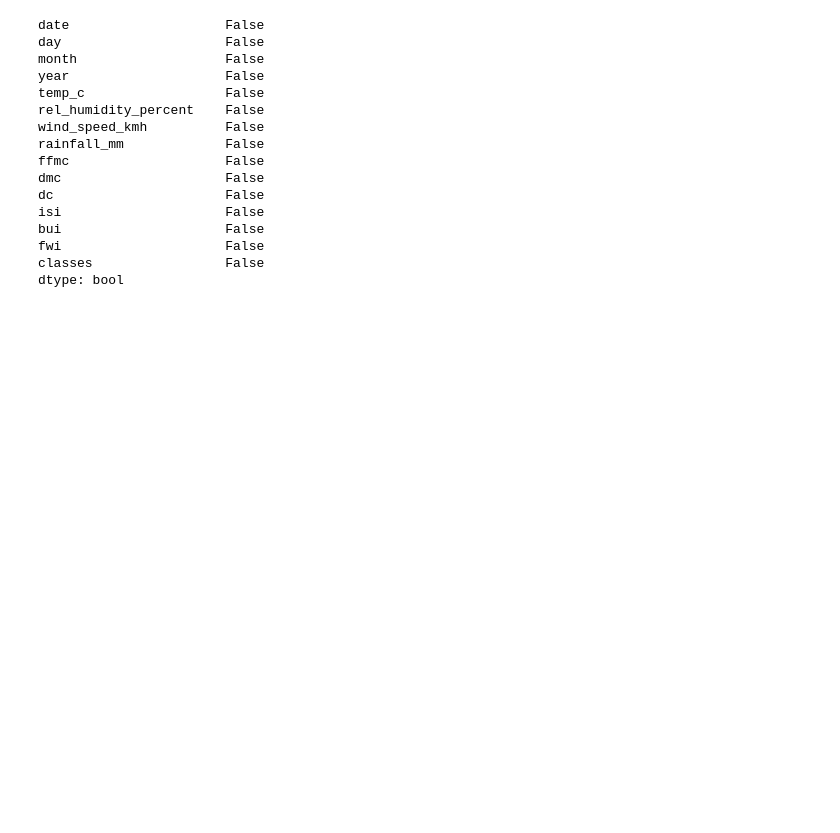
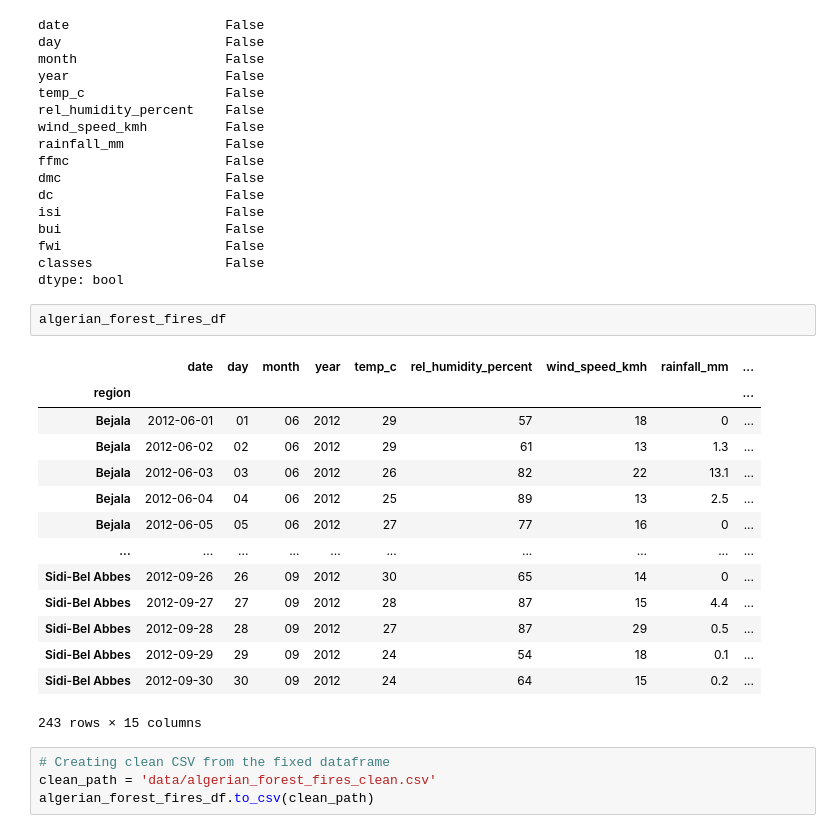
Before and after one commit to rrreeemcs/csci-415-weka-proj1, a Jupyter notebook: notebook.ipynb, the cells around one changed output. Drawn from its saved outputs; the diff is of its cells as text; blank space fills up the shorter version.

Commit message:
Created clean path and save clean csv

```diff
--- a/notebook.ipynb
+++ b/notebook.ipynb
@@ -193,3 +193,24 @@ bui                     False
 fwi                     False
 classes                 False
 dtype: bool
+# %%
+algerian_forest_fires_df
+# %% [output]
+|  | date | day | month | year | temp_c | rel_humidity_percent | wind_speed_kmh | rainfall_mm | ... |
+| region |  |  |  |  |  |  |  |  | ... |
+| Bejala | 2012-06-01 | 01 | 06 | 2012 | 29 | 57 | 18 | 0 | ... |
+| Bejala | 2012-06-02 | 02 | 06 | 2012 | 29 | 61 | 13 | 1.3 | ... |
+| Bejala | 2012-06-03 | 03 | 06 | 2012 | 26 | 82 | 22 | 13.1 | ... |
+| Bejala | 2012-06-04 | 04 | 06 | 2012 | 25 | 89 | 13 | 2.5 | ... |
+| Bejala | 2012-06-05 | 05 | 06 | 2012 | 27 | 77 | 16 | 0 | ... |
+| ... | ... | ... | ... | ... | ... | ... | ... | ... | ... |
+| Sidi-Bel Abbes | 2012-09-26 | 26 | 09 | 2012 | 30 | 65 | 14 | 0 | ... |
+| Sidi-Bel Abbes | 2012-09-27 | 27 | 09 | 2012 | 28 | 87 | 15 | 4.4 | ... |
+| Sidi-Bel Abbes | 2012-09-28 | 28 | 09 | 2012 | 27 | 87 | 29 | 0.5 | ... |
+| Sidi-Bel Abbes | 2012-09-29 | 29 | 09 | 2012 | 24 | 54 | 18 | 0.1 | ... |
+| Sidi-Bel Abbes | 2012-09-30 | 30 | 09 | 2012 | 24 | 64 | 15 | 0.2 | ... |
+243 rows × 15 columns
+# %%
+# Creating clean CSV from the fixed dataframe
+clean_path = 'data/algerian_forest_fires_clean.csv'
+algerian_forest_fires_df.to_csv(clean_path)
```
